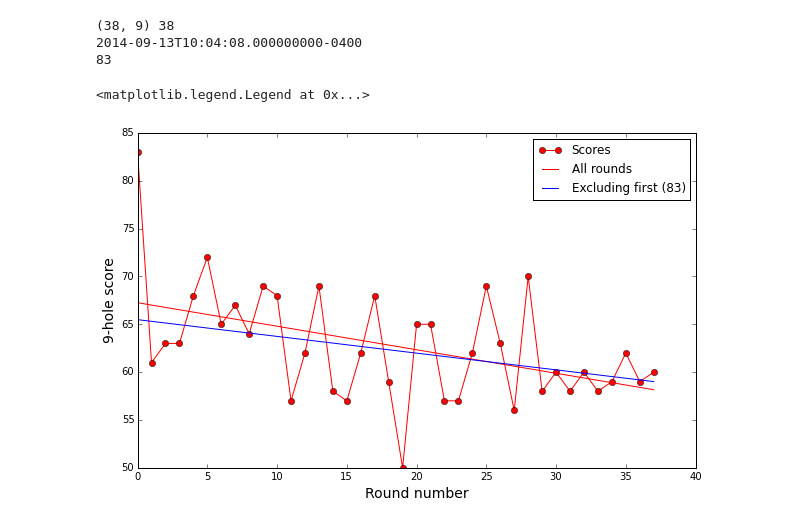
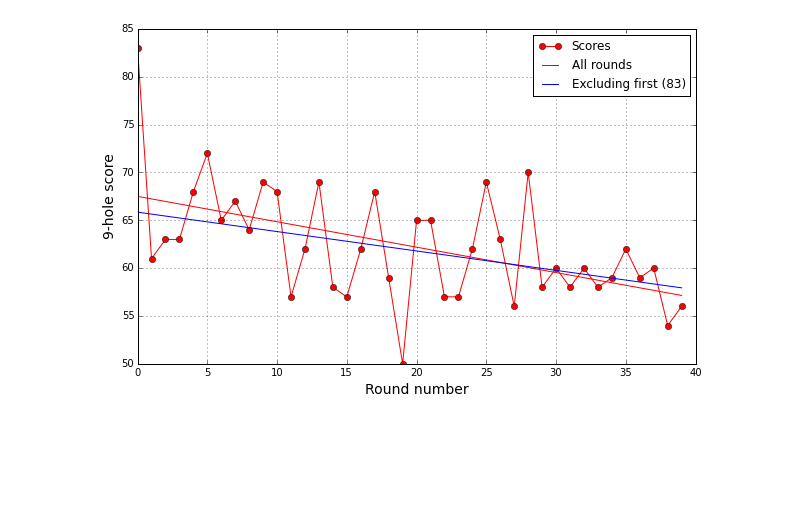
Before and after one commit to BrianOBlanton/NoteBooks, a Jupyter notebook: MyLousyGolfScores.ipynb, the cells around one changed output. Saved outputs shown, nothing was run; the diff lists cells and outputs as text; code cells hidden in the pictures; blank space fills up the shorter version.

Commit message:
updated golf handicap nb

```diff
--- a/MyLousyGolfScores.ipynb
+++ b/MyLousyGolfScores.ipynb
@@ -11,33 +9,42 @@ n9=f.shape[0]/9
+# %%
+NumberOfRounds=f.shape[0]/9
+# slopes/ratings (divided by 2 for 18-hole courses)
+# Hillandale slope = 112, rating = 64.5/2
+# Occoneechee slope = 124, rating 68.6/2
+# Twin Lakes slope = 113, rating = 34.2
+ratings = {'Hillandale Golf Course': 64.5/2, 'Occoneechee Golf Club': 68.6/2, 'Twin Lakes Golf Course': 34.2}
+slopes  = {'Hillandale Golf Course': 112,    'Occoneechee Golf Club': 124, 'Twin Lakes Golf Course': 113}
+
+
+Courses=np.flipud(np.reshape(f.Course,(NumberOfRounds,9)))
+Courses=Courses[:,0]
+#print set(Courses)
+
+CourseRatings=np.ones([NumberOfRounds,])
+for i in range(0,Courses.shape[0]):
+    CourseRatings[i]=ratings[Courses[i]]
 # %%
-d=np.flipud(np.reshape(f.Score,(n9,9)))
-r=np.sum(d,axis=1)
-t=np.flipud(np.reshape(f.dt,(n9,9)))
-t=t[:,0]
+PerHoleScores=np.flipud(np.reshape(f.Score,(NumberOfRounds,9)))
+RoundScores=np.sum(PerHoleScores,axis=1)
+t=np.flipud(np.reshape(f.dt,(NumberOfRounds,9)))
+dates=t[:,0]
-# %%
-print d.shape, t.shape[0]
-print t[0]
-print r[0]
-# %% [output]
-(38, 9) 38
-2014-09-13T10:04:08.000000000-0400
-83
 # %%
-regression = np.polyfit(range(0,n9), r, 1)
-r_x, r_y = zip(*((i, i*regression[0] + regression[1]) for i in range(n9)))
-regression2 = np.polyfit(range(1,n9), r[1:], 1)
-r2_x, r2_y = zip(*((i, i*regression2[0] + regression2[1]) for i in range(n9)))
+regression = np.polyfit(range(0,NumberOfRounds), RoundScores, 1)
+r_x, r_y = zip(*((i, i*regression[0] + regression[1]) for i in range(NumberOfRounds)))
+regression2 = np.polyfit(range(1,NumberOfRounds), RoundScores[1:], 1)
+r2_x, r2_y = zip(*((i, i*regression2[0] + regression2[1]) for i in range(NumberOfRounds)))
 # %%
 plt.figure(figsize=(10,6))
-plt.plot(r,'ro-')
+plt.plot(RoundScores,'ro-')
 plt.ylabel("9-hole score",fontsize=14)
 plt.xlabel("Round number",fontsize=14)
+plt.grid(True)
 plt.plot(r_x, r_y, color="red")
 plt.plot(r2_x, r2_y, color="blue")
 lstr=[]
 lstr.append('Scores')
 lstr.append('All rounds')
 lstr.append('Excluding first (83)')
-plt.legend(lstr, fontsize=12)
+plt.legend(lstr, fontsize=12);
 # %% [output]
-<matplotlib.legend.Legend at 0x...>
-[figure, old version]
+[figure, new version]
```
Also changed, not shown: parts of 8 cells of this notebook, 6 other files.
